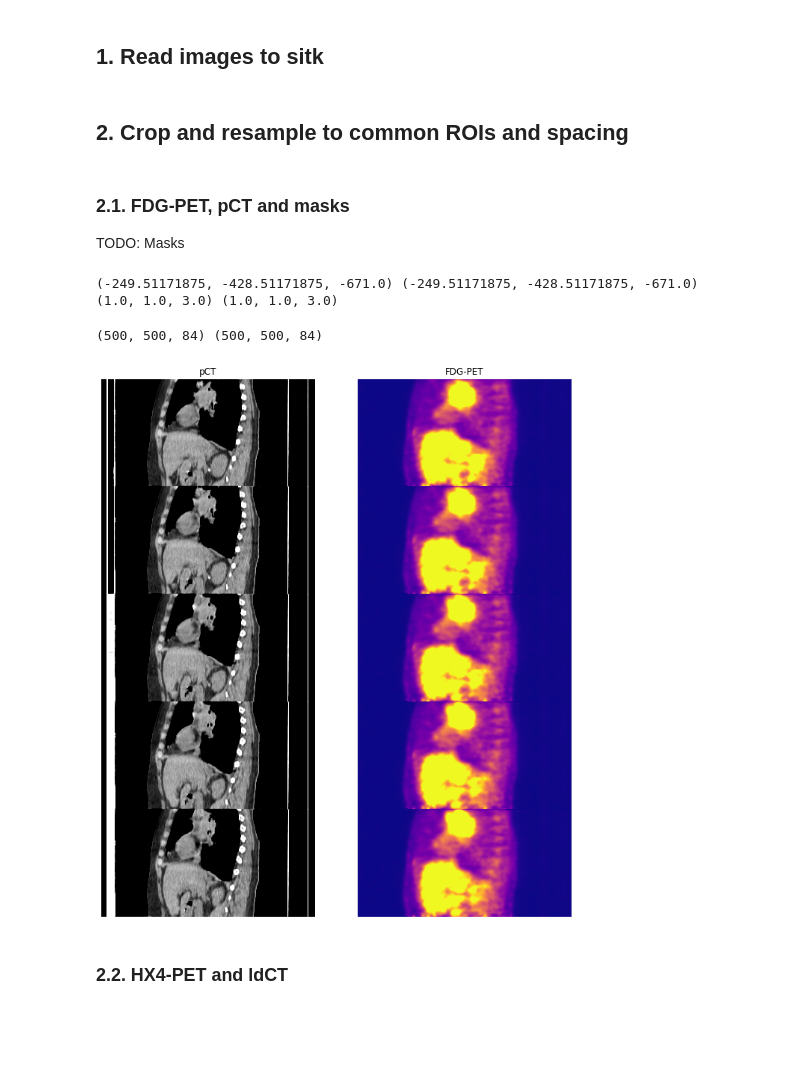
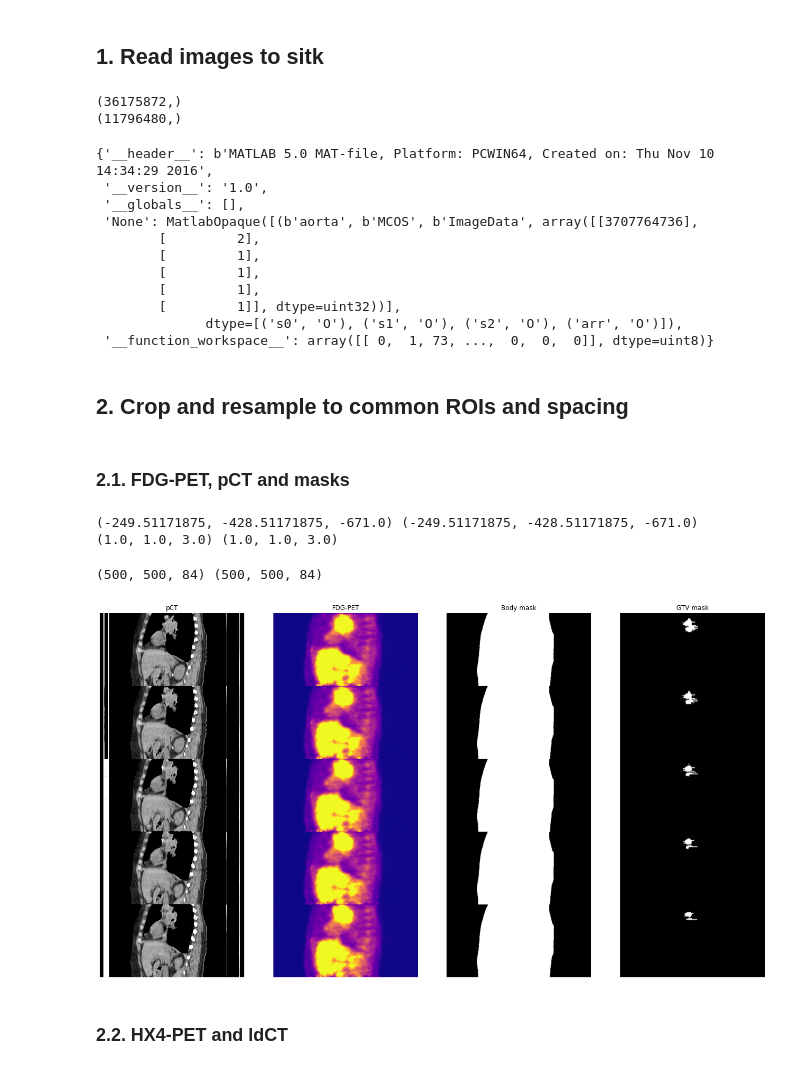
Before and after one commit to Maastro-CDS-Imaging-Group/HX4-PET-translation, a Jupyter notebook: notebooks/Dataset_Preparation_Example.ipynb, the cells around one changed output. Drawn from its saved outputs; the diff is of its cells as text; code cells hidden in the pictures; blank space fills up the shorter version.

Commit message:
Tested transforms of masks in Data Prep notebook

```diff
--- a/notebooks/Dataset_Preparation_Example.ipynb
+++ b/notebooks/Dataset_Preparation_Example.ipynb
@@ -198,7 +202,7 @@ def crop_and_resample_pet_ct(pet_sitk, ct_sitk, masks=None):
 
     # Masks given ?
     if masks is not None:
-        masks_crop = {}
+        masks_crop_res = {}
         for k in masks.keys():
             masks_crop_res[k] = resample_and_crop(masks[k], bbox, resampling=(1.0, 1.0, 3.0), is_mask=True)
 
@@ -436,36 +441,60 @@ hx4_pet_reg_sitk = sitk.ReadImage(mhd_filepath, sitk.sitkFloat32)
 # ldCT-reg
 mhd_filepath = f"{DATA_ROOT_DIR}/{SAMPLE_PATIENT}/reg_HX4_to_FDG/image_registered/result.1.mhd"
 ldct_reg_sitk = sitk.ReadImage(mhd_filepath, sitk.sitkFloat32)
+# %%
+pct_np = sitk.GetArrayFromImage(pct_sitk)
+print(pct_np.flatten().shape)
+
+ldct_np = sitk.GetArrayFromImage(ldct_sitk)
+print(ldct_np.flatten().shape)
+# %% [output]
+(36175872,)
+(11796480,)
+# %%
+aorta_mask = loadmat(f"{DATA_ROOT_DIR}/{SAMPLE_PATIENT}/aorta_CT_HX4_def.mat")['__function_workspace__']
+aorta_mask
+# %% [output]
+{'__header__': b'MATLAB 5.0 MAT-file, Platform: PCWIN64, Created on: Thu Nov 10 14:34:29 2016',
+ '__version__': '1.0',
+ '__globals__': [],
+ 'None': MatlabOpaque([(b'aorta', b'MCOS', b'ImageData', array([[3707764736],
+        [         2],
+        [         1],
+        [         1],
+        [         1],
+        [         1]], dtype=uint32))],
+              dtype=[('s0', 'O'), ('s1', 'O'), ('s2', 'O'), ('arr', 'O')]),
+ '__function_workspace__': array([[ 0,  1, 73, ...,  0,  0,  0]], dtype=uint8)}
 # %% [markdown]
 ## 2. Crop and resample to common ROIs and spacing
 # %% [markdown]
 ### 2.1. FDG-PET, pCT and masks
-TODO:  Masks
 # %%
-fdg_pet_crop_sitk, pct_crop_sitk = crop_and_resample_pet_ct(fdg_pet_sitk, pct_sitk)
+fdg_pet_sitk, pct_sitk, masks = crop_and_resample_pet_ct(fdg_pet_sitk, pct_sitk, masks)
 
-print(fdg_pet_crop_sitk.GetOrigin(), pct_crop_sitk.GetOrigin())
-print(fdg_pet_crop_sitk.GetSpacing(), pct_crop_sitk.GetSpacing())
+print(fdg_pet_sitk.GetOrigin(), pct_sitk.GetOrigin())
+print(fdg_pet_sitk.GetSpacing(), pct_sitk.GetSpacing())
 # %% [output]
 (-249.51171875, -428.51171875, -671.0) (-249.51171875, -428.51171875, -671.0)
 (1.0, 1.0, 3.0) (1.0, 1.0, 3.0)
 # %%
-fdg_pet_crop_np = sitk.GetArrayFromImage(fdg_pet_crop_sitk).transpose(2,1,0)
-pct_crop_np = sitk.GetArrayFromImage(pct_crop_sitk).transpose(2,1,0)
-# body_mask_np = sitk.GetArrayFromImage(masks_crop['Body']).transpose(2,1,0)
-# gtv_mask_np = sitk.GetArrayFromImage(masks_crop['GTVp1']).transpose(2,1,0)
+# Visualize
+fdg_pet_np = sitk.GetArrayFromImage(fdg_pet_sitk).transpose(2,1,0)
+pct_np = sitk.GetArrayFromImage(pct_sitk).transpose(2,1,0)
+body_mask_np = sitk.GetArrayFromImage(masks['BODY']).transpose(2,1,0)
+gtv_mask_np = sitk.GetArrayFromImage(masks['GTVp1']).transpose(2,1,0)
 
-print(fdg_pet_crop_np.shape, pct_crop_np.shape)
+print(fdg_pet_np.shape, pct_np.shape)
 
 visualizer.set_spacing((1,1,3))
-visualizer.multi_image_strips([pct_crop_np, fdg_pet_crop_np],
-                              image_types=['CT', 'PET'],
+visualizer.multi_image_strips([pct_np, fdg_pet_np, body_mask_np, gtv_mask_np],
+                              image_types=['CT', 'PET', 'labelmap', 'labelmap'],
                               idx_range=[230, 235],
                               view='sagittal',
-                              subtitles=['pCT', 'FDG-PET'])
+                              subtitles=['pCT', 'FDG-PET', 'Body mask', 'GTV mask'])
 # %% [output]
 (500, 500, 84) (500, 500, 84)
-[figure, old version]
+[figure, new version]
 # %% [markdown]
 ### 2.2. HX4-PET and ldCT
 # %%
```
Also changed, not shown: parts of 14 cells of this notebook, 1 other file.
